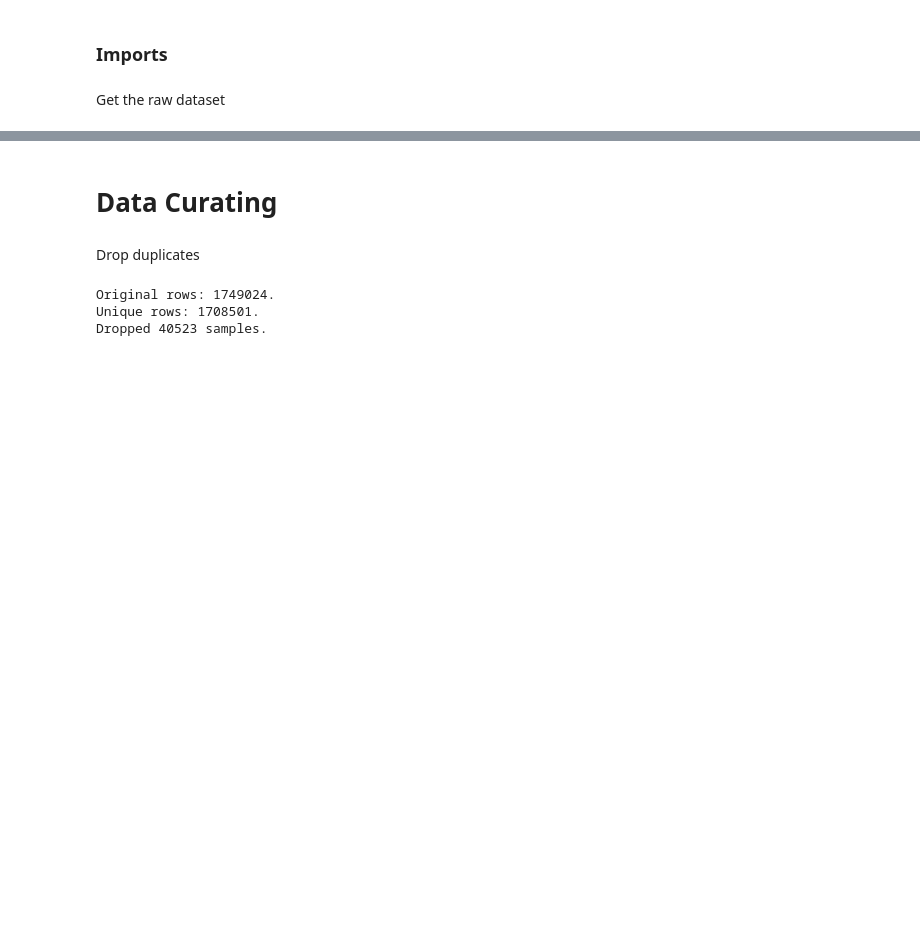
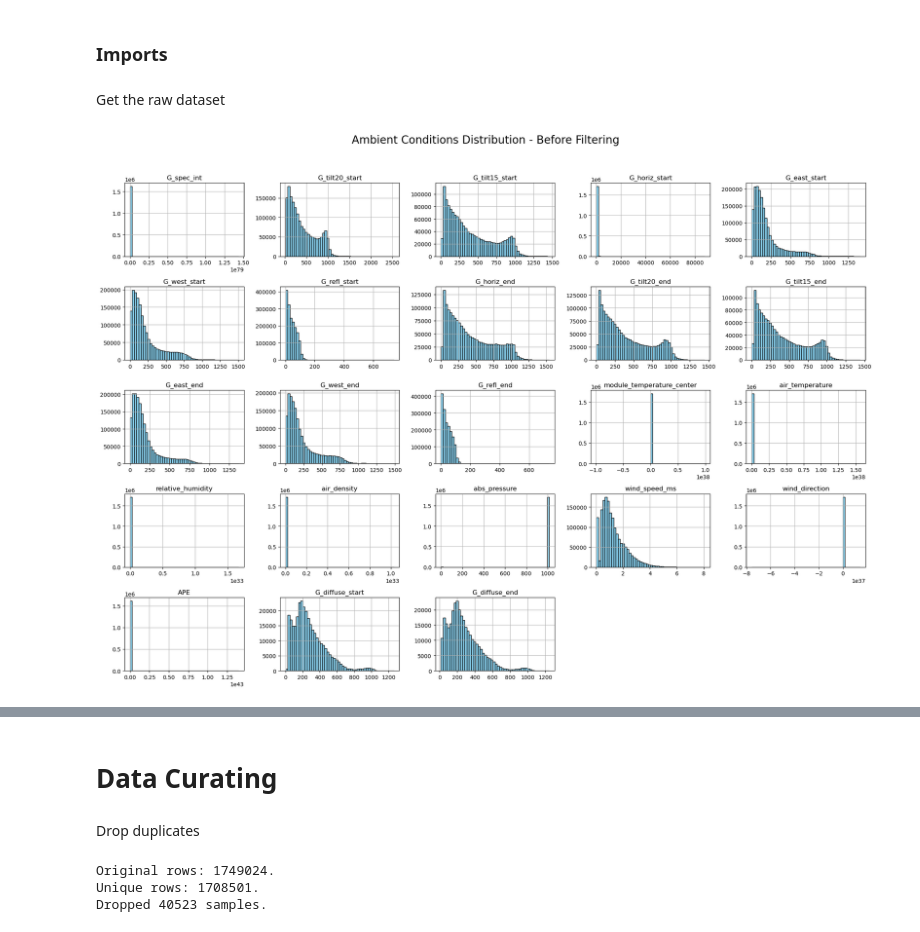
Before and after one commit to slava-yr/PUCP-Inti-Data, a Jupyter notebook: Data Processing/Dataset Curation.ipynb, the cells around one changed output, grey strips where cells are left out. Cells and saved outputs as stored; diff of their text form; code cells hidden in the pictures; blank space fills up the shorter version.

```diff
--- a/Data Processing/Dataset Curation.ipynb
+++ b/Data Processing/Dataset Curation.ipynb
@@ -17 +15,12 @@ df.rename(columns={'Isc_y': 'Isc', 'Rsh_y': 'Rsh'}, inplace=True)
 df['G_spec_int'] = df['G_spec_int']*1.234 # Spectral irradiance up to 4000 nm
+# %%
+elec_cols = ['Vmpp', 'Impp', 'Pmpp', 'Voc', 'Isc', 'FF', 'Rsh', 'Rs', 'R2_Voc', 'NRMSE_Isc', 'V_ini', 'I_ini']
+df_ambient = df.drop(columns=['filename', 'module_name', 'timestamp'] + elec_cols)
+df_elec = df[elec_cols]
+# %%
+df_ambient.hist(bins=50, figsize=(20, 15), color='skyblue', edgecolor='black')
+plt.suptitle("Ambient Conditions Distribution - Before Filtering", fontsize=20)
+plt.tight_layout(rect=[0, 0.03, 1, 0.95])
+plt.show()
+# %% [output]
+[figure, added]
```
Also changed, not shown: parts of 22 cells of this notebook, 8 other files.
